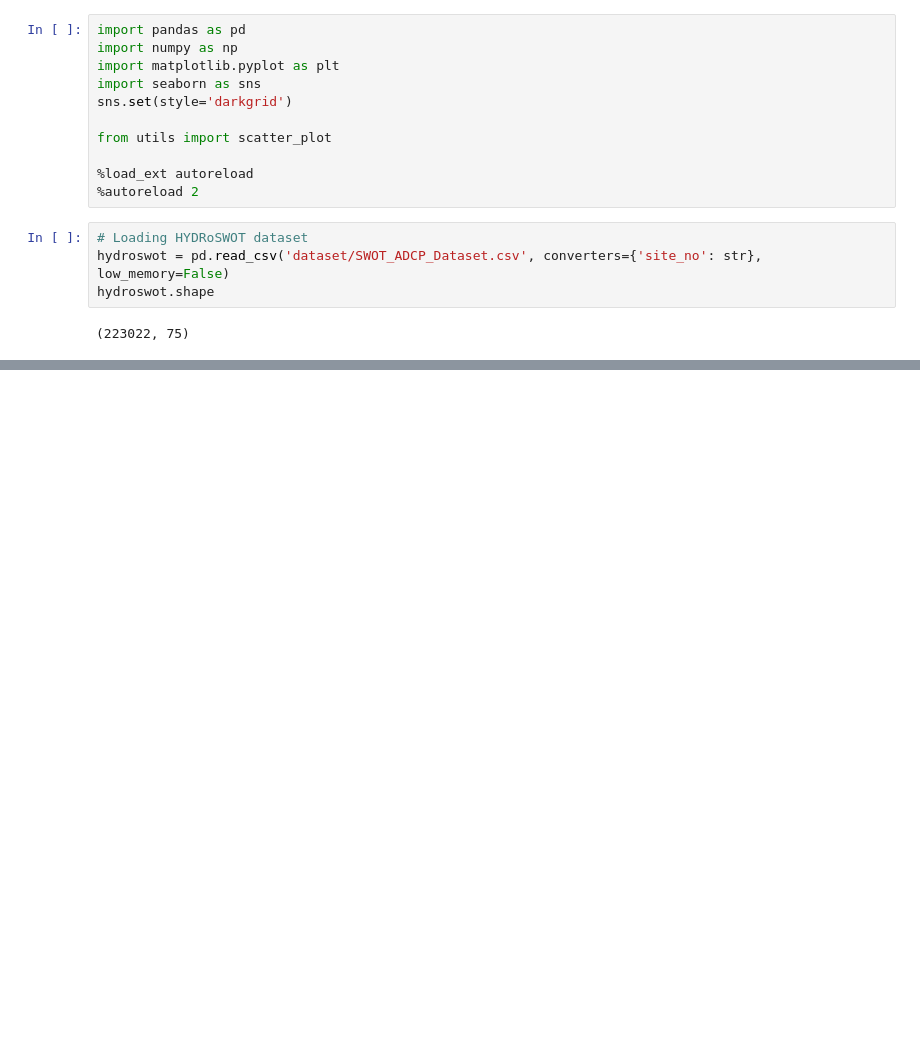
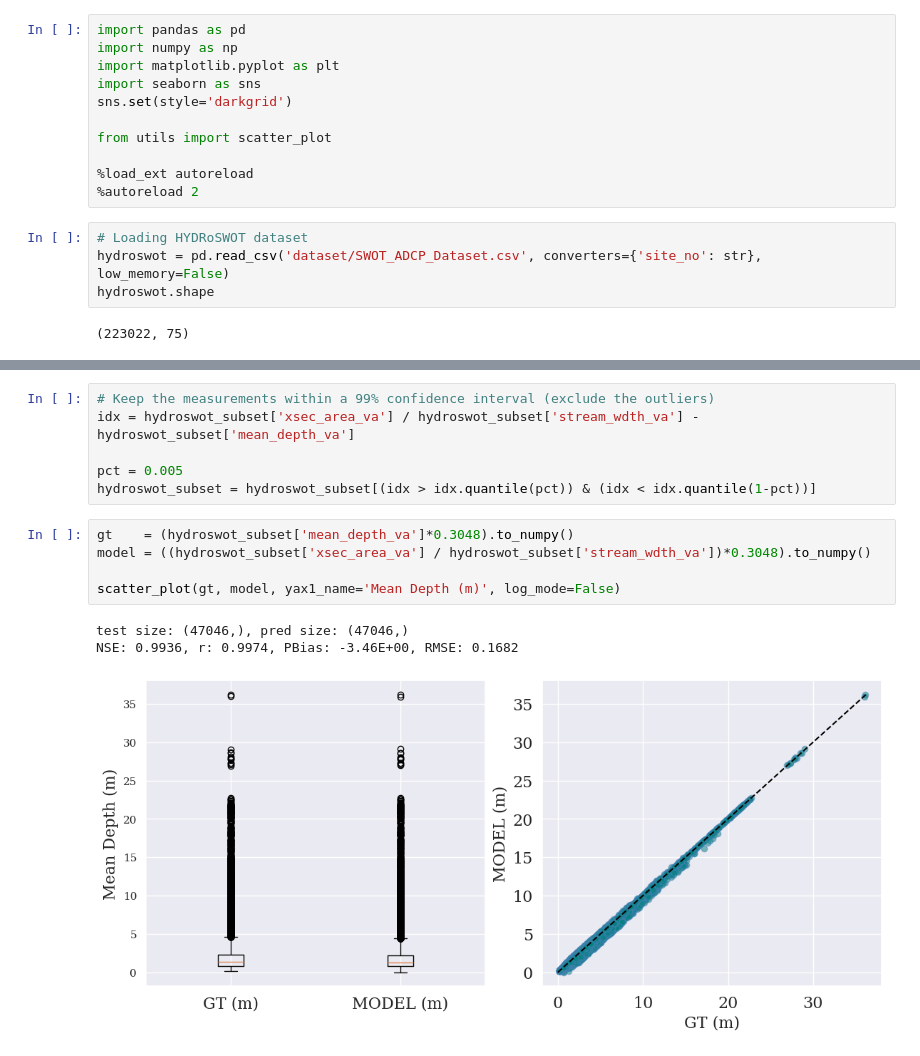
Before and after one commit to smhassanerfani/ifmha, a Jupyter notebook: hydroswot_subset_analysis.ipynb, the cells around one changed output, grey strips where cells are left out. Saved outputs shown, nothing was run; the diff lists cells and outputs as text; blank space fills up the shorter version.

```diff
--- a/hydroswot_subset_analysis.ipynb
+++ b/hydroswot_subset_analysis.ipynb
@@ -110,0 +147,15 @@ NSE: 0.9375, r: 0.9688, PBias: 3.17E-14, RMSE: 0.8193
+# %%
+# Keep the measurements within a 99% confidence interval (exclude the outliers)
+idx = hydroswot_subset['xsec_area_va'] / hydroswot_subset['stream_wdth_va'] - hydroswot_subset['mean_depth_va']
+
+pct = 0.005
+hydroswot_subset = hydroswot_subset[(idx > idx.quantile(pct)) & (idx < idx.quantile(1-pct))]
+# %%
+gt    = (hydroswot_subset['mean_depth_va']*0.3048).to_numpy()
+model = ((hydroswot_subset['xsec_area_va'] / hydroswot_subset['stream_wdth_va'])*0.3048).to_numpy()
+
+scatter_plot(gt, model, yax1_name='Mean Depth (m)', log_mode=False)
+# %% [output]
+test size: (47046,), pred size: (47046,)
+NSE: 0.9936, r: 0.9974, PBias: -3.46E+00, RMSE: 0.1682
+[figure, added]
```
Also changed, not shown: parts of 18 cells of this notebook.
